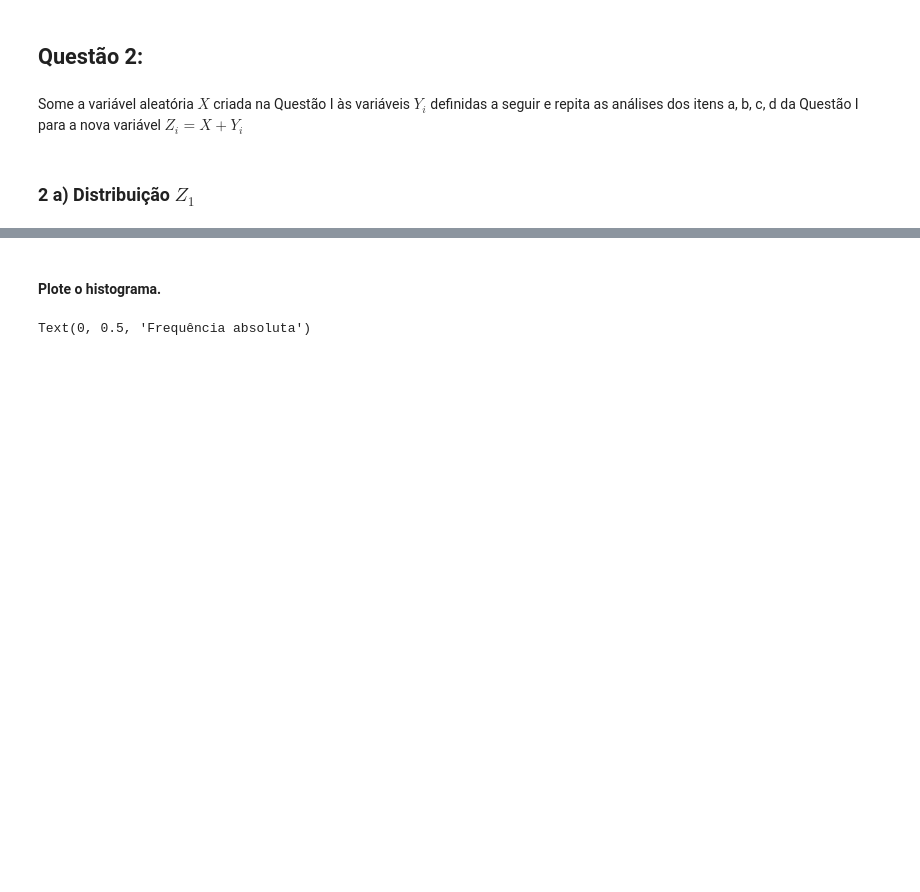
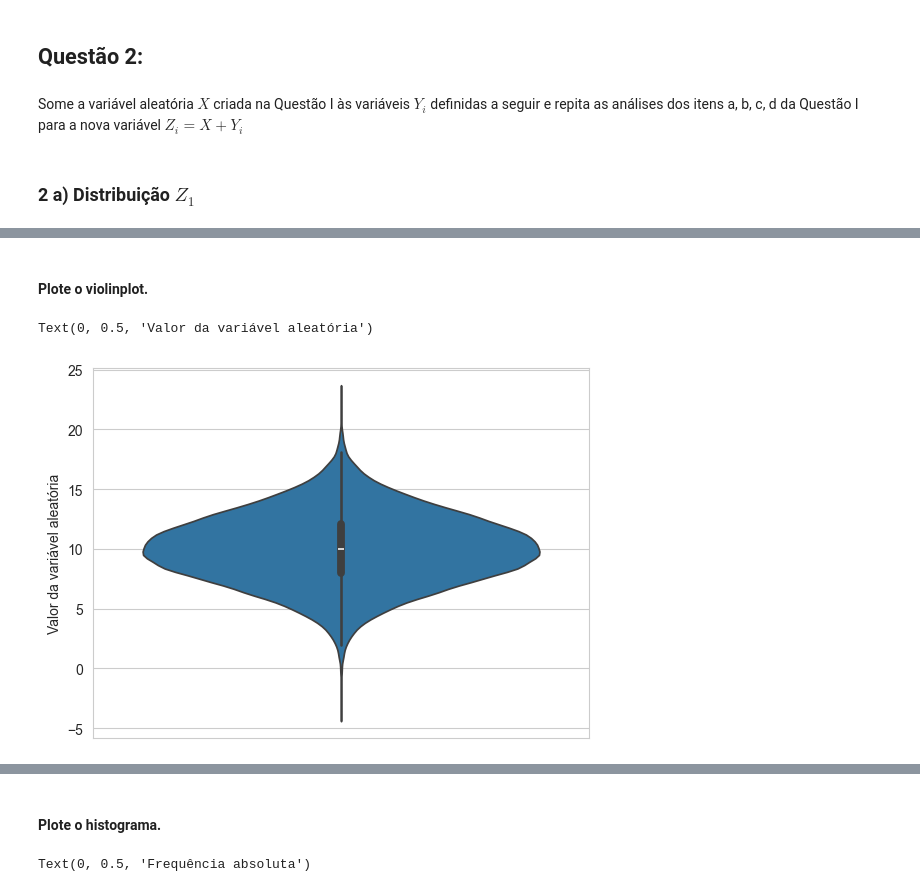
Before and after one commit to ricardoamachado/ENGA74, a Jupyter notebook: Atividade2/atividade2.ipynb, the cells around one changed output, grey strips where cells are left out. Cells and saved outputs as stored; diff of their text form; code cells hidden in the pictures; blank space fills up the shorter version.

```diff
--- a/Atividade2/atividade2.ipynb
+++ b/Atividade2/atividade2.ipynb
@@ -71,0 +93,8 @@ dist_z4 = distribuicao + dist_y4
+# %% [markdown]
+#### Plote o violinplot.
+# %%
+sns.violinplot(dist_z1)
+plt.ylabel("Valor da variável aleatória")
+# %% [output]
+Text(0, 0.5, 'Valor da variável aleatória')
+[figure, added]
```
Also changed, not shown: parts of 25 cells of this notebook.
